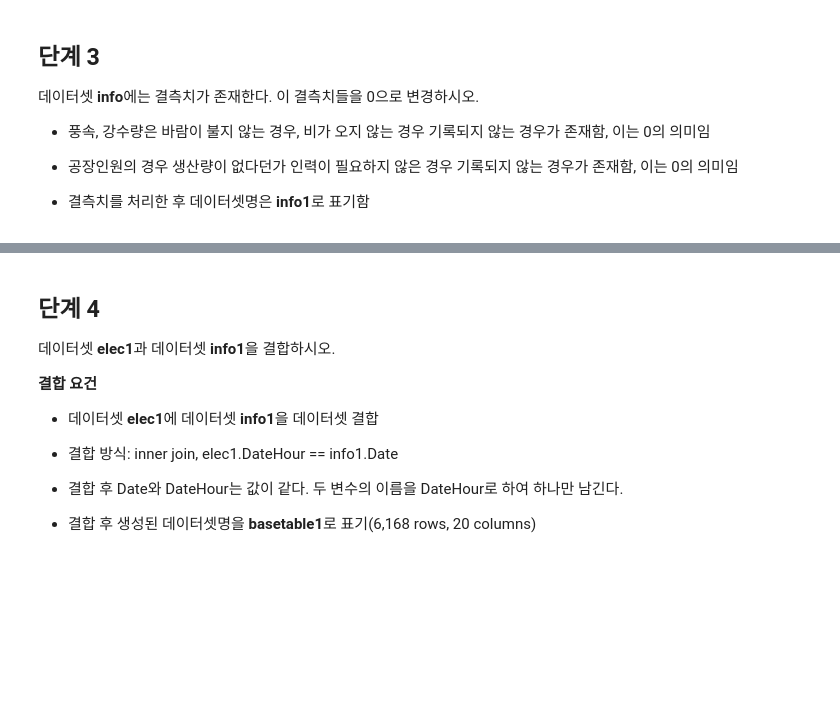
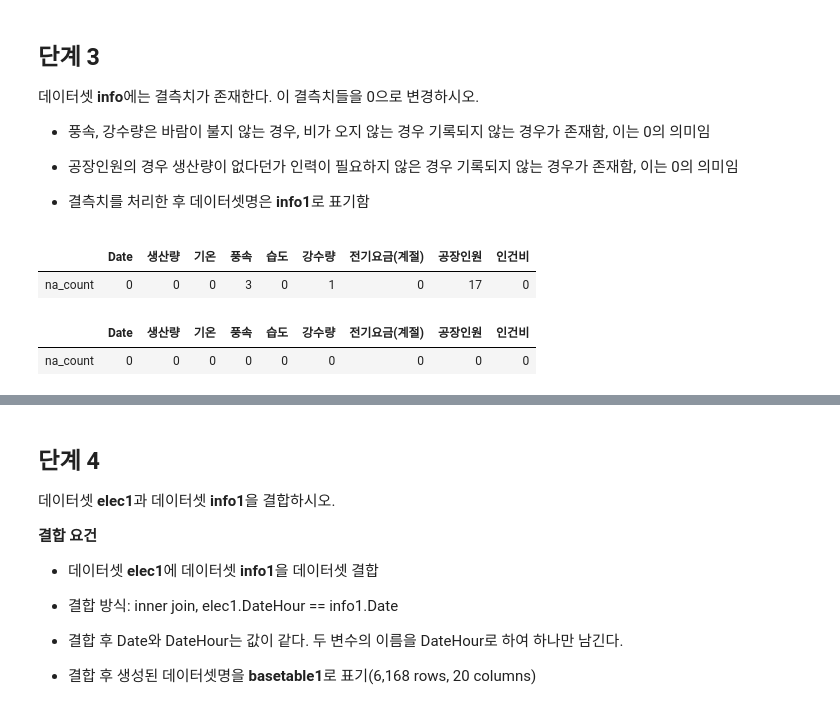
Before and after one commit to sunkusun9/DS_lv3_2610, a Jupyter notebook: sec_ds_lv3_prob3_prob.ipynb, the cells around one changed output, grey strips where cells are left out. Drawn from its saved outputs; the diff is of its cells as text; code cells hidden in the pictures; blank space fills up the shorter version.

```diff
--- a/sec_ds_lv3_prob3_prob.ipynb
+++ b/sec_ds_lv3_prob3_prob.ipynb
@@ -311,3 +420,17 @@ df_elec1.shape # 6,168 rows, 5 columns
 - 공장인원의 경우 생산량이 없다던가 인력이 필요하지 않은 경우 기록되지 않는 경우가 존재함, 이는 0의 의미임
 
 - 결측치를 처리한 후 데이터셋명은 **info1**로 표기함
+# %%
+df_info.isna().sum().rename('na_count').to_frame().T
+# %% [output]
+|  | Date | 생산량 | 기온 | 풍속 | 습도 | 강수량 | 전기요금(계절) | 공장인원 | 인건비 |
+| na_count | 0 | 0 | 0 | 3 | 0 | 1 | 0 | 17 | 0 |
+# %%
+df_info1 = df_info.copy()
+df_info1['풍속'] = df_info1['풍속'].fillna(0)
+df_info1['강수량'] = df_info['강수량'].fillna(0)
+df_info1['공장인원'] = df_info['공장인원'].fillna(0)
+df_info1.isna().sum().rename('na_count').to_frame().T
+# %% [output]
+|  | Date | 생산량 | 기온 | 풍속 | 습도 | 강수량 | 전기요금(계절) | 공장인원 | 인건비 |
+| na_count | 0 | 0 | 0 | 0 | 0 | 0 | 0 | 0 | 0 |
```
Also changed, not shown: parts of 30 cells of this notebook.
